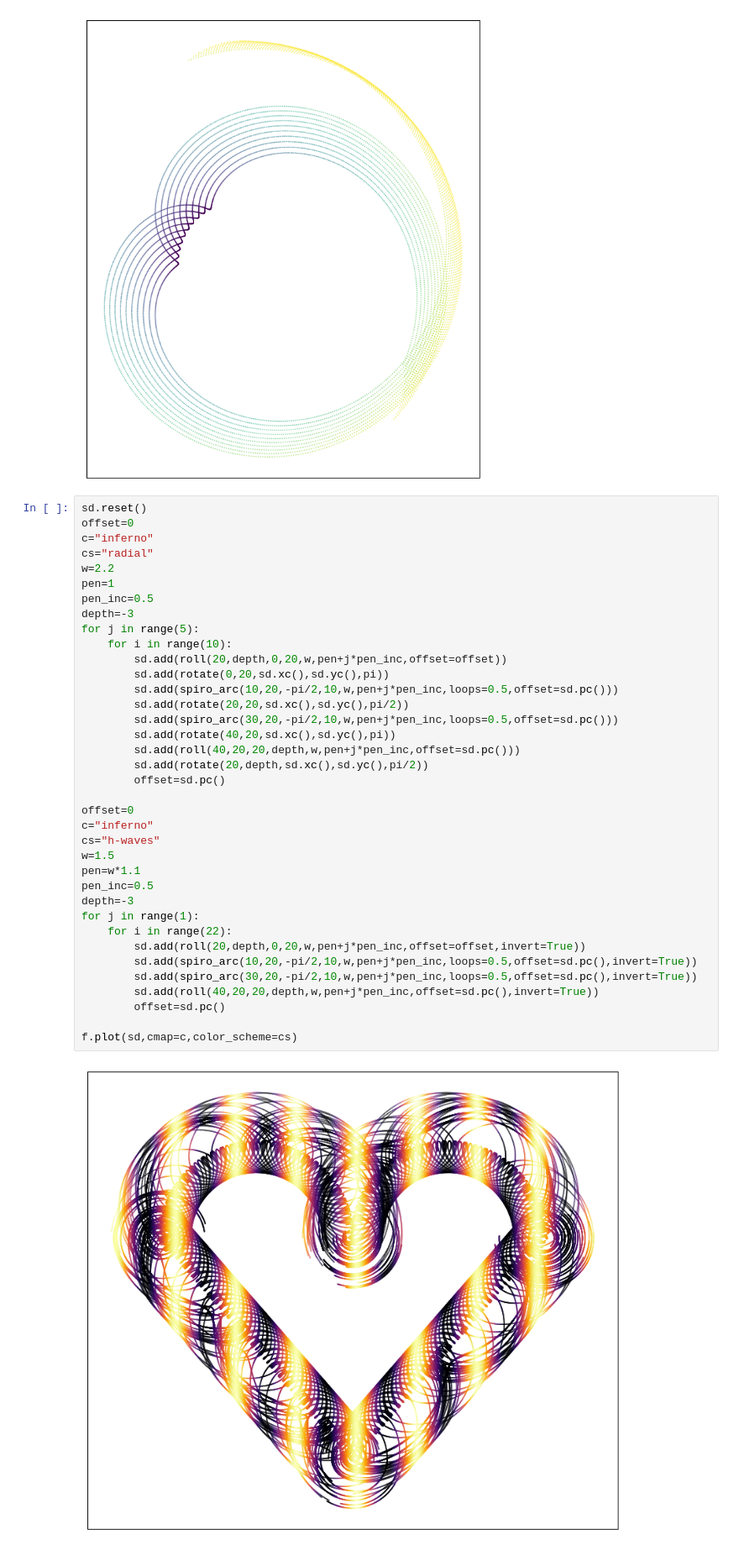
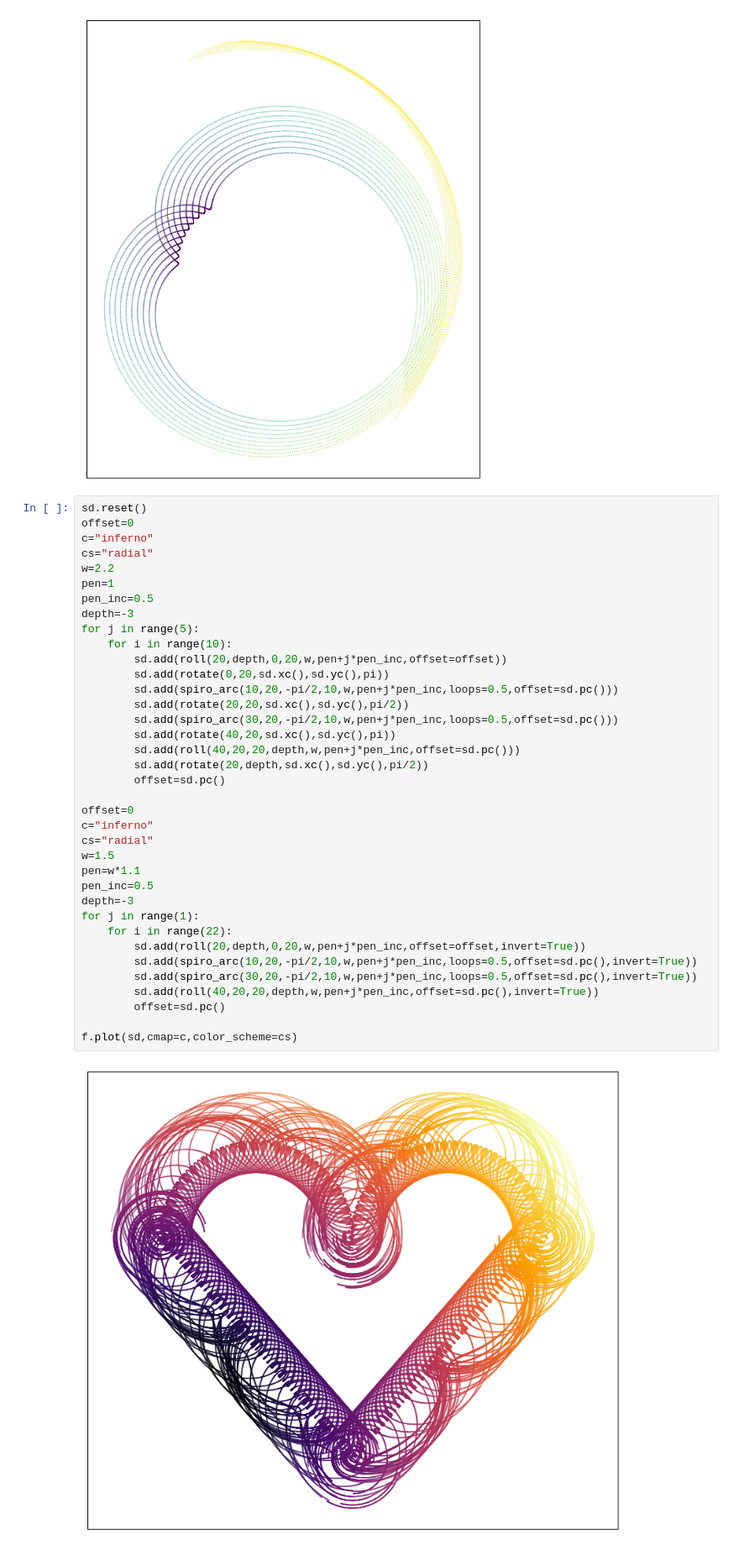
Before and after one commit to donalgrant/spiro, a Jupyter notebook: hearts.ipynb, the cells around one changed output. Shown at 84% size. Drawn from its saved outputs; the diff is of its cells as text.

```diff
--- a/hearts.ipynb
+++ b/hearts.ipynb
@@ -31,32 +31,32 @@ pen=1
 pen_inc=0.5
 depth=-3
 for j in range(5):
     for i in range(10):
         sd.add(roll(20,depth,0,20,w,pen+j*pen_inc,offset=offset))
         sd.add(rotate(0,20,sd.xc(),sd.yc(),pi))
         sd.add(spiro_arc(10,20,-pi/2,10,w,pen+j*pen_inc,loops=0.5,offset=sd.pc()))
         sd.add(rotate(20,20,sd.xc(),sd.yc(),pi/2))
         sd.add(spiro_arc(30,20,-pi/2,10,w,pen+j*pen_inc,loops=0.5,offset=sd.pc()))
         sd.add(rotate(40,20,sd.xc(),sd.yc(),pi))
         sd.add(roll(40,20,20,depth,w,pen+j*pen_inc,offset=sd.pc()))
         sd.add(rotate(20,depth,sd.xc(),sd.yc(),pi/2))
         offset=sd.pc()
 
 offset=0
 c="inferno"
-cs="h-waves"
+cs="radial"
 w=1.5
 pen=w*1.1
 pen_inc=0.5
 depth=-3
 for j in range(1):
     for i in range(22):
         sd.add(roll(20,depth,0,20,w,pen+j*pen_inc,offset=offset,invert=True))
         sd.add(spiro_arc(10,20,-pi/2,10,w,pen+j*pen_inc,loops=0.5,offset=sd.pc(),invert=True))
         sd.add(spiro_arc(30,20,-pi/2,10,w,pen+j*pen_inc,loops=0.5,offset=sd.pc(),invert=True))
         sd.add(roll(40,20,20,depth,w,pen+j*pen_inc,offset=sd.pc(),invert=True))
         offset=sd.pc()
 
 f.plot(sd,cmap=c,color_scheme=cs)
 # %% [output]
-[figure, old version]
+[figure, new version]
```
Also changed, not shown: parts of 1 cell of this notebook, 1 other file.
